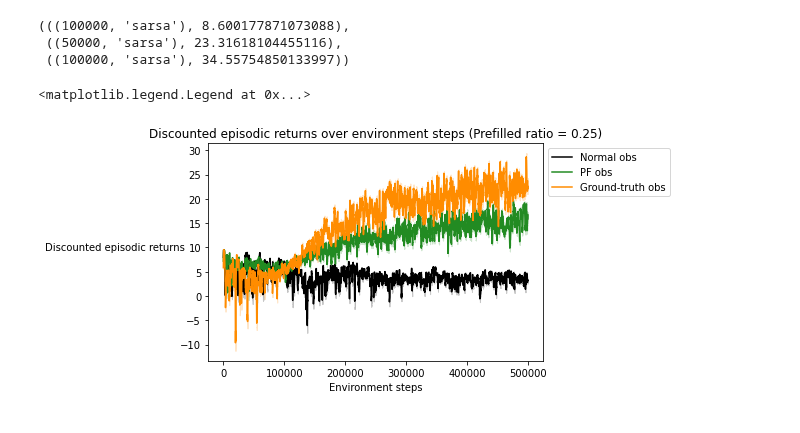
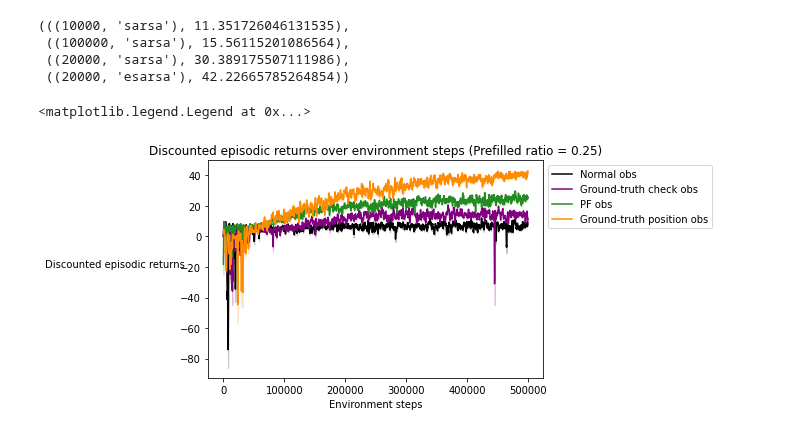
Before and after one commit to taodav/aux-inputs, a Jupyter notebook: analysis/plot_results_r_prefilled_buffer.ipynb, the cells around one changed output. Saved outputs shown, nothing was run; the diff lists cells and outputs as text; code cells hidden in the pictures.

```diff
--- a/analysis/plot_results_r_prefilled_buffer.ipynb
+++ b/analysis/plot_results_r_prefilled_buffer.ipynb
@@ -104,20 +99,23 @@ def get_eps_max_over(data, eps_max_over=100):
     return hparam_results
 # %%
 eps_max_over = 100
-r_max_over = get_eps_max_over(r_data, eps_max_over)
+rg_max_over = get_eps_max_over(rg_data, eps_max_over)
+rxg_max_over = get_eps_max_over(rxg_data, eps_max_over)
 rpg_max_over = get_eps_max_over(rpg_data, eps_max_over)
 rsg_max_over = get_eps_max_over(rsg_data, eps_max_over)
 # %%
 # Get the best hyperparams based on the final 100 episodes
-r_best = sorted(r_max_over, key=lambda x : x[1], reverse=True)[0]
+rg_best = sorted(rg_max_over, key=lambda x : x[1], reverse=True)[0]
+rxg_best = sorted(rxg_max_over, key=lambda x : x[1], reverse=True)[0]
 rpg_best = sorted(rpg_max_over, key=lambda x : x[1], reverse=True)[0]
 rsg_best = sorted(rsg_max_over, key=lambda x : x[1], reverse=True)[0]
 
-r_best, rpg_best, rsg_best
+rg_best, rxg_best, rpg_best, rsg_best
 # %% [output]
-(((100000, 'sarsa'), 8.600177871073088),
- ((50000, 'sarsa'), 23.31618104455116),
- ((100000, 'sarsa'), 34.55754850133997))
+(((10000, 'sarsa'), 11.351726046131535),
+ ((100000, 'sarsa'), 15.56115201086564),
+ ((20000, 'sarsa'), 30.389175507111986),
+ ((20000, 'esarsa'), 42.22665785264854))
 # %%
 # Now we map our discounted episodic rewards back to steps. We assign the discounted reward achieved at the
 # end of and episode to each timestep within the episode
@@ -134,36 +132,39 @@ def map_dis_rew_to_steps(data, w=1000):
 # %%
 trunc = int(5e5)
 
-r_best_data = r_data[tuple(split_by)][r_best[0]]
+rg_best_data = rg_data[tuple(split_by)][rg_best[0]]
+rxg_best_data = rxg_data[tuple(split_by)][rxg_best[0]]
 rpg_best_data = rpg_data[tuple(split_by)][rpg_best[0]]
 rsg_best_data = rsg_data[tuple(split_by)][rsg_best[0]]
 
-mapped_r = map_dis_rew_to_steps(r_best_data)
+mapped_rg = map_dis_rew_to_steps(rg_best_data)
+mapped_rxg = map_dis_rew_to_steps(rxg_best_data)
 mapped_rpg = map_dis_rew_to_steps(rpg_best_data)
 mapped_rsg = map_dis_rew_to_steps(rsg_best_data)
 # %%
 all_data = [
-    ('Normal obs', mapped_r, r_color),
+    ('Normal obs', mapped_rg, rg_color),
+    ('Ground-truth check obs', mapped_rxg, rxg_color),
     ('PF obs', mapped_rpg, rpg_color),
-    ('Ground-truth obs', mapped_rsg, rsg_color)
+    ('Ground-truth position obs', mapped_rsg, rsg_color)
 ]
 # %%
-x = np.arange(mapped_r.shape[1])
+x = np.arange(mapped_rg.shape[1])
 fig, ax = plt.figure(), plt.axes()
 
 
 for key, data, color in all_data:
     means = data.mean(axis=0)
     std_err = data.std(axis=0) / data.shape[0]
 
     ax.plot(x, means, label=key, color=color)
     plt.fill_between(x, means - std_err, means + std_err,
                          color=color, alpha=0.2)
 
 ax.set_xlabel('Environment steps')
 ax.set_ylabel(f"Discounted episodic returns", rotation=0, labelpad=65)
 ax.set_title(f'Discounted episodic returns over environment steps (Prefilled ratio = 0.25)')
 plt.legend(bbox_to_anchor=(1.00, 1), loc='upper left')
 # %% [output]
 <matplotlib.legend.Legend at 0x...>
-[figure, old version]
+[figure, new version]
```
Also changed, not shown: parts of 6 cells of this notebook, 29 other files.
